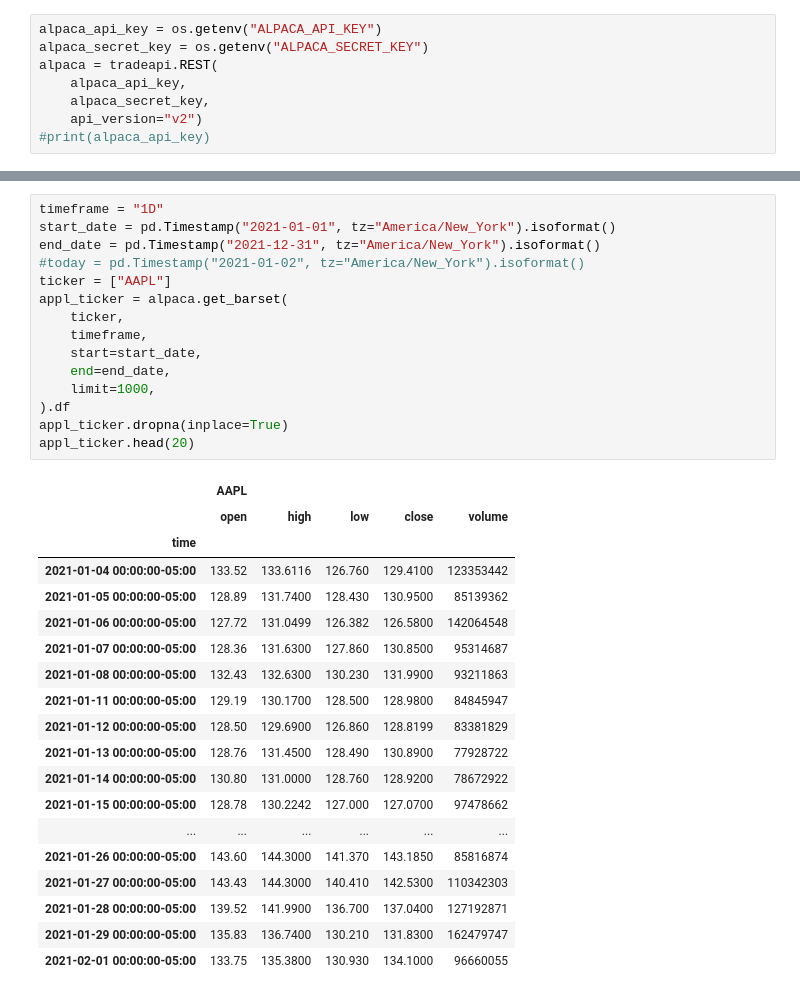
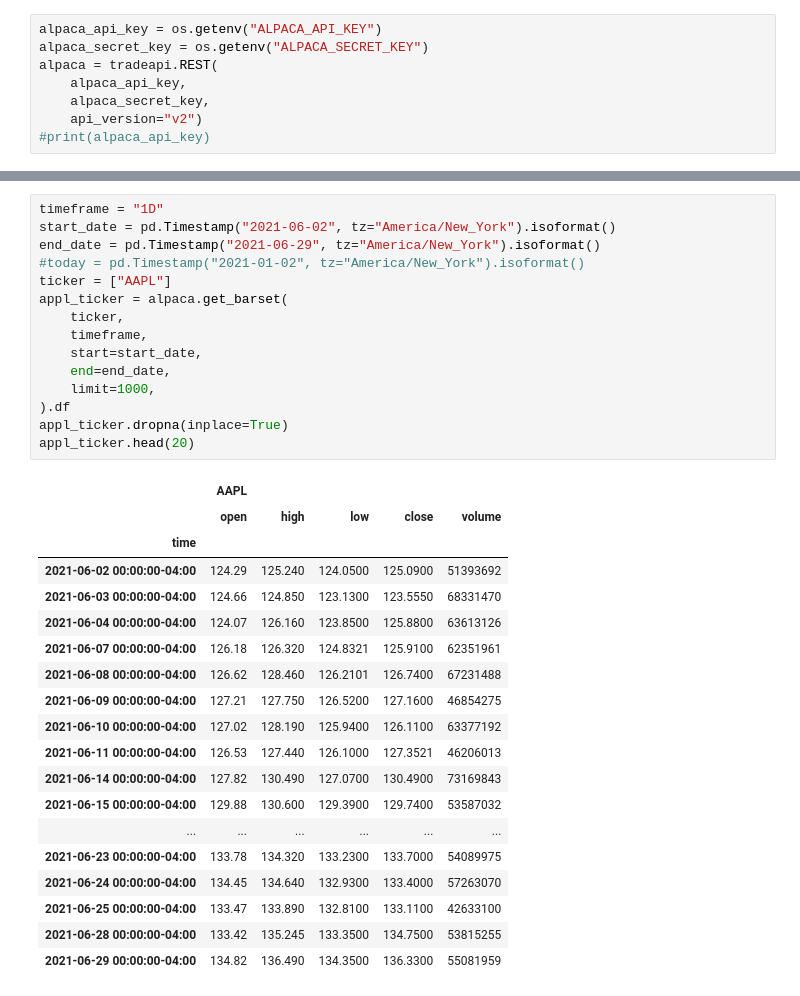
Before and after one commit to Billieo/p2-g3, a Jupyter notebook: notebooks/Samuel's_Notebook/notebooks/alpaca.ipynb, the cells around one changed output, grey strips where cells are left out. Saved outputs shown, nothing was run; the diff lists cells and outputs as text.

```diff
--- a/notebooks/Samuel's_Notebook/notebooks/alpaca.ipynb
+++ b/notebooks/Samuel's_Notebook/notebooks/alpaca.ipynb
@@ -64,39 +72,39 @@ tech_ticker.head(20)
 | 2021-02-01 00:00:00-05:00 | 133.75 | 135.3800 | 130.930 | 134.1000 | 96660055 | 259.5200 | 264.17 | 254.9100 | 261.98 | 19629047 | 1844.585 | ... |
 # %%
 timeframe = "1D"
-start_date = pd.Timestamp("2021-01-01", tz="America/New_York").isoformat()
-end_date = pd.Timestamp("2021-12-31", tz="America/New_York").isoformat()
+start_date = pd.Timestamp("2021-06-02", tz="America/New_York").isoformat()
+end_date = pd.Timestamp("2021-06-29", tz="America/New_York").isoformat()
 #today = pd.Timestamp("2021-01-02", tz="America/New_York").isoformat()
 ticker = ["AAPL"]
 appl_ticker = alpaca.get_barset(
     ticker,
     timeframe,
     start=start_date,
     end=end_date,
     limit=1000,
 ).df
 appl_ticker.dropna(inplace=True)
 appl_ticker.head(20)
 # %% [output]
 |  | AAPL |  |  |  |  |
 |  | open | high | low | close | volume |
 | time |  |  |  |  |  |
-| 2021-01-04 00:00:00-05:00 | 133.52 | 133.6116 | 126.760 | 129.4100 | 123353442 |
-| 2021-01-05 00:00:00-05:00 | 128.89 | 131.7400 | 128.430 | 130.9500 | 85139362 |
-| 2021-01-06 00:00:00-05:00 | 127.72 | 131.0499 | 126.382 | 126.5800 | 142064548 |
-| 2021-01-07 00:00:00-05:00 | 128.36 | 131.6300 | 127.860 | 130.8500 | 95314687 |
-| 2021-01-08 00:00:00-05:00 | 132.43 | 132.6300 | 130.230 | 131.9900 | 93211863 |
-| 2021-01-11 00:00:00-05:00 | 129.19 | 130.1700 | 128.500 | 128.9800 | 84845947 |
-| 2021-01-12 00:00:00-05:00 | 128.50 | 129.6900 | 126.860 | 128.8199 | 83381829 |
-| 2021-01-13 00:00:00-05:00 | 128.76 | 131.4500 | 128.490 | 130.8900 | 77928722 |
-| 2021-01-14 00:00:00-05:00 | 130.80 | 131.0000 | 128.760 | 128.9200 | 78672922 |
-| 2021-01-15 00:00:00-05:00 | 128.78 | 130.2242 | 127.000 | 127.0700 | 97478662 |
+| 2021-06-02 00:00:00-04:00 | 124.29 | 125.240 | 124.0500 | 125.0900 | 51393692 |
+| 2021-06-03 00:00:00-04:00 | 124.66 | 124.850 | 123.1300 | 123.5550 | 68331470 |
+| 2021-06-04 00:00:00-04:00 | 124.07 | 126.160 | 123.8500 | 125.8800 | 63613126 |
+| 2021-06-07 00:00:00-04:00 | 126.18 | 126.320 | 124.8321 | 125.9100 | 62351961 |
+| 2021-06-08 00:00:00-04:00 | 126.62 | 128.460 | 126.2101 | 126.7400 | 67231488 |
+| 2021-06-09 00:00:00-04:00 | 127.21 | 127.750 | 126.5200 | 127.1600 | 46854275 |
+| 2021-06-10 00:00:00-04:00 | 127.02 | 128.190 | 125.9400 | 126.1100 | 63377192 |
+| 2021-06-11 00:00:00-04:00 | 126.53 | 127.440 | 126.1000 | 127.3521 | 46206013 |
+| 2021-06-14 00:00:00-04:00 | 127.82 | 130.490 | 127.0700 | 130.4900 | 73169843 |
+| 2021-06-15 00:00:00-04:00 | 129.88 | 130.600 | 129.3900 | 129.7400 | 53587032 |
 | ... | ... | ... | ... | ... | ... |
-| 2021-01-26 00:00:00-05:00 | 143.60 | 144.3000 | 141.370 | 143.1850 | 85816874 |
-| 2021-01-27 00:00:00-05:00 | 143.43 | 144.3000 | 140.410 | 142.5300 | 110342303 |
-| 2021-01-28 00:00:00-05:00 | 139.52 | 141.9900 | 136.700 | 137.0400 | 127192871 |
-| 2021-01-29 00:00:00-05:00 | 135.83 | 136.7400 | 130.210 | 131.8300 | 162479747 |
-| 2021-02-01 00:00:00-05:00 | 133.75 | 135.3800 | 130.930 | 134.1000 | 96660055 |
+| 2021-06-23 00:00:00-04:00 | 133.78 | 134.320 | 133.2300 | 133.7000 | 54089975 |
+| 2021-06-24 00:00:00-04:00 | 134.45 | 134.640 | 132.9300 | 133.4000 | 57263070 |
+| 2021-06-25 00:00:00-04:00 | 133.47 | 133.890 | 132.8100 | 133.1100 | 42633100 |
+| 2021-06-28 00:00:00-04:00 | 133.42 | 135.245 | 133.3500 | 134.7500 | 53815255 |
+| 2021-06-29 00:00:00-04:00 | 134.82 | 136.490 | 134.3500 | 136.3300 | 55081959 |
 # %%
 apple_df = pd.DataFrame()
 apple_df["Apple"] = appl_ticker["AAPL"]["close"]
```
Also changed, not shown: parts of 11 cells of this notebook, 3 other files.
